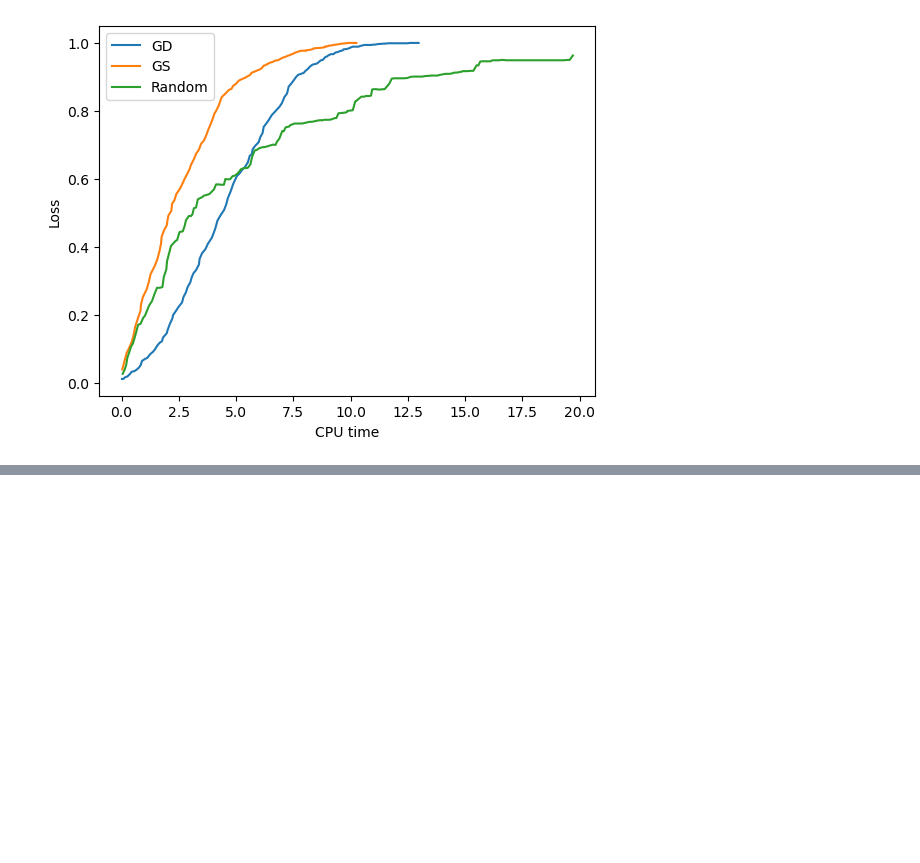
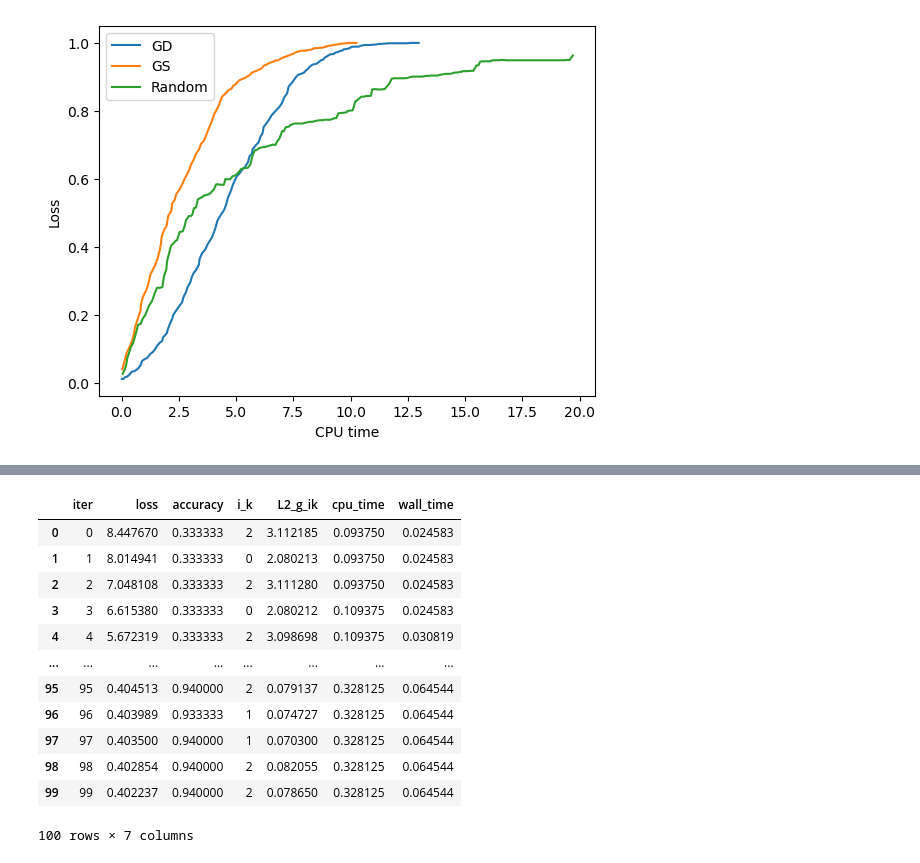
Before and after one commit to Aiecco/BCGD-methods, a Jupyter notebook: HW scratch.ipynb, the cells around one changed output, grey strips where cells are left out. Cells and saved outputs as stored; diff of their text form; code cells hidden in the pictures; blank space fills up the shorter version.

```diff
--- a/HW scratch.ipynb
+++ b/HW scratch.ipynb
@@ -283,0 +356,17 @@ plot_hist('cpu_time', 'accuracy')
+# %%
+bcgd_rand_iris_df = BCGD(rand_coord_select, step_size=0.1)
+bcgd_rand_iris_df
+# %% [output]
+|  | iter | loss | accuracy | i_k | L2_g_ik | cpu_time | wall_time |
+| 0 | 0 | 8.447670 | 0.333333 | 2 | 3.112185 | 0.093750 | 0.024583 |
+| 1 | 1 | 8.014941 | 0.333333 | 0 | 2.080213 | 0.093750 | 0.024583 |
+| 2 | 2 | 7.048108 | 0.333333 | 2 | 3.111280 | 0.093750 | 0.024583 |
+| 3 | 3 | 6.615380 | 0.333333 | 0 | 2.080212 | 0.109375 | 0.024583 |
+| 4 | 4 | 5.672319 | 0.333333 | 2 | 3.098698 | 0.109375 | 0.030819 |
+| ... | ... | ... | ... | ... | ... | ... | ... |
+| 95 | 95 | 0.404513 | 0.940000 | 2 | 0.079137 | 0.328125 | 0.064544 |
+| 96 | 96 | 0.403989 | 0.933333 | 1 | 0.074727 | 0.328125 | 0.064544 |
+| 97 | 97 | 0.403500 | 0.940000 | 1 | 0.070300 | 0.328125 | 0.064544 |
+| 98 | 98 | 0.402854 | 0.940000 | 2 | 0.082055 | 0.328125 | 0.064544 |
+| 99 | 99 | 0.402237 | 0.940000 | 2 | 0.078650 | 0.328125 | 0.064544 |
+100 rows × 7 columns
```
Also changed, not shown: parts of 7 cells of this notebook.
